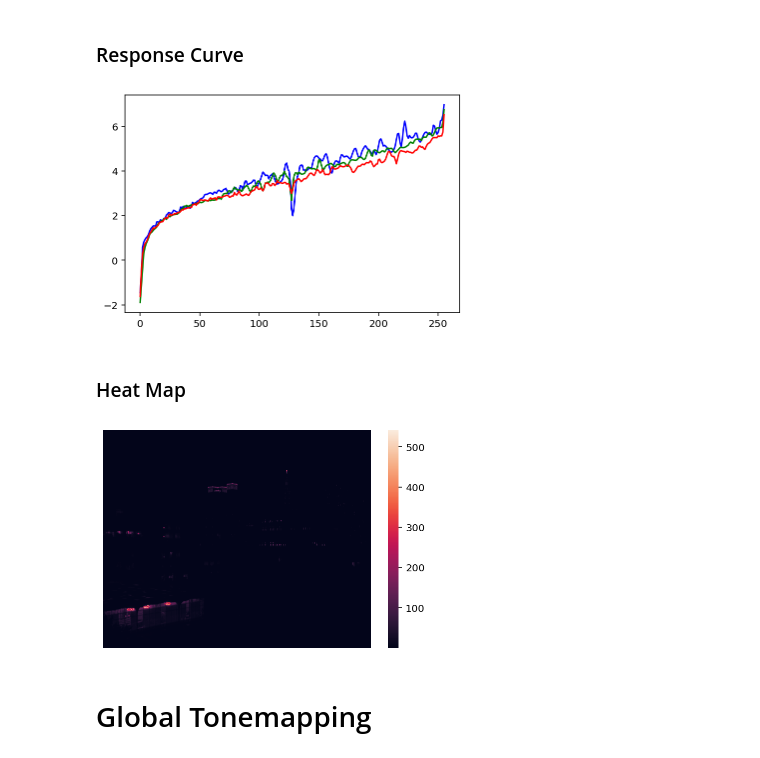
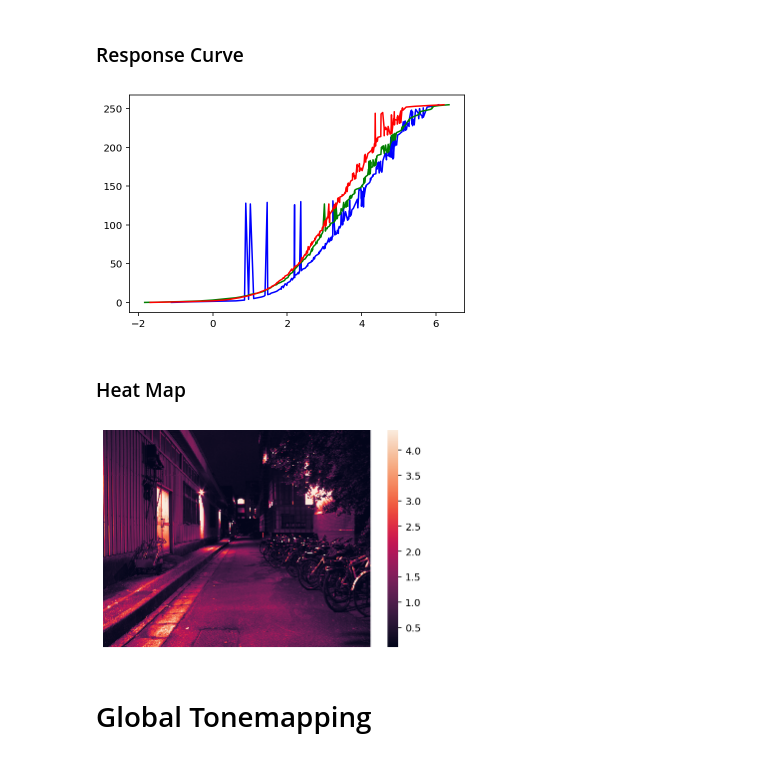
Before and after one commit to csvt32745/VFX_2021_SPRING, a Jupyter notebook: hw1/hw1.ipynb, the cells around one changed output. Drawn from its saved outputs; the diff is of its cells as text; code cells hidden in the pictures.

```diff
--- a/hw1/hw1.ipynb
+++ b/hw1/hw1.ipynb
@@ -22,9 +22,9 @@ def show(img):
 # %% [markdown]
 ## Read Image
 # %%
-# filename = 'castle'
-# filename = 'library_1'
-filename = '101'
+# filename = 'cannon'
+filename = 'road'
+# filename = '101'
 type = "TIME"
 # type = "EV"
 
@@ -121,7 +121,7 @@ z_mid = (0+255)//2
 # N(P-1) > 255
 # takes n times points
 P = len(imgs)
-n = 30 # sample number multiplier
+n = 50 # sample number multiplier
 N = int((255 / (P-1)) * n)
 print(f"Z_mid = {z_mid}, P = {P}, N = {N}")
 shape = (N*P+255, 256+N)
@@ -149,20 +149,23 @@ Z_mid = 127, P = 8, N = 1092
 # sns.set_theme(style="darkgrid")
 plt.clf()
 color = ['blue', 'green', 'red']
+ax = None
 for i, g in enumerate(rgb_g):
-    curve = sns.lineplot(data=g, color=color[i])
+    curve = sns.lineplot(x=g, y=np.arange(256), color=color[i], dashes=False, legend=False, ax=ax)
 curve.get_figure().savefig('./data/curve.jpg', dpi=300)
 # %% [output]
-[figure, old version]
+[figure, new version]
 # %% [markdown]
 ### Heat Map
 # %%
 plt.clf()
 lumninance = np.average(hdr_result, axis=0, weights=[0.0722, 0.2126, 0.7152])
-heatmap = sns.heatmap(lumninance, xticklabels=False, yticklabels=False).get_figure()
+vmin = np.percentile(lumninance, 1)
+vmax = np.percentile(lumninance, 99)
+heatmap = sns.heatmap(lumninance, xticklabels=False, yticklabels=False, vmin=vmin, vmax=vmax).get_figure()
 heatmap.savefig("./data/heatmap.jpg", transparent=False, dpi=300)
 # %% [output]
-[figure, old version]
+[figure, new version]
 # %% [markdown]
 # Global Tonemapping
 # %%
```
Also changed, not shown: parts of 7 cells of this notebook, 1 other file.
